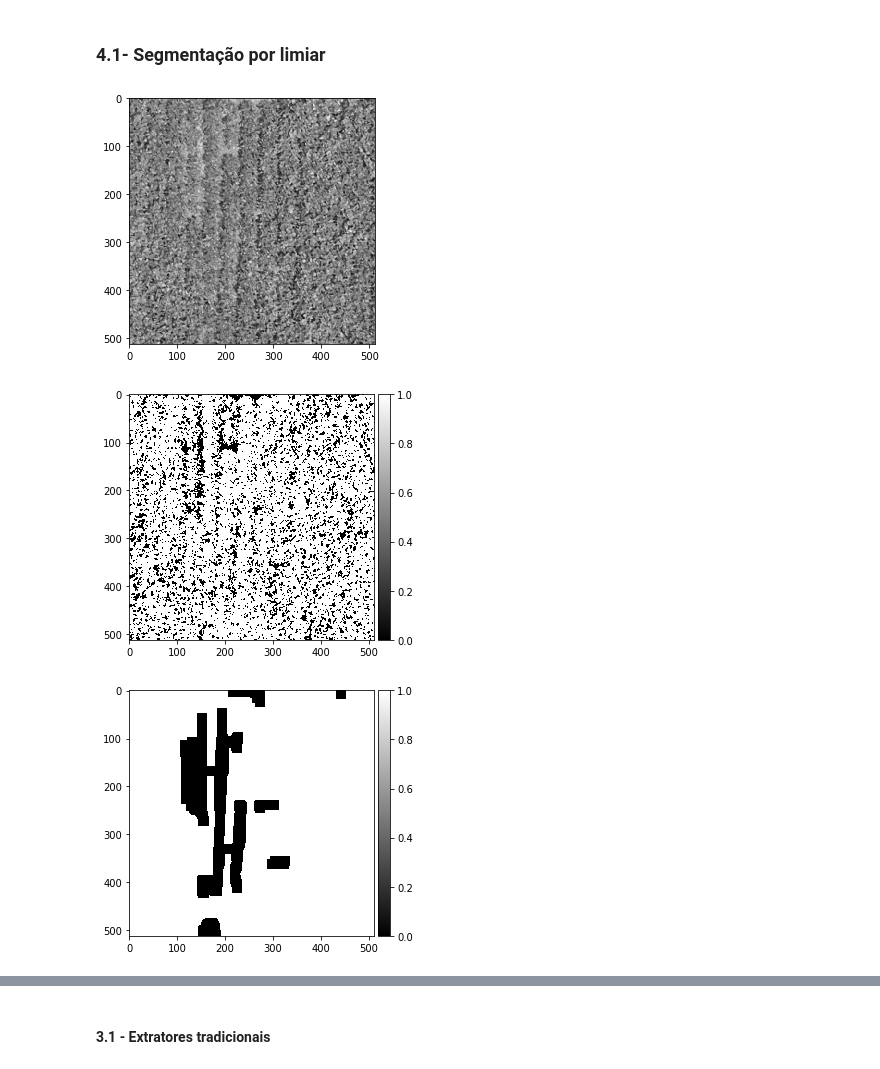
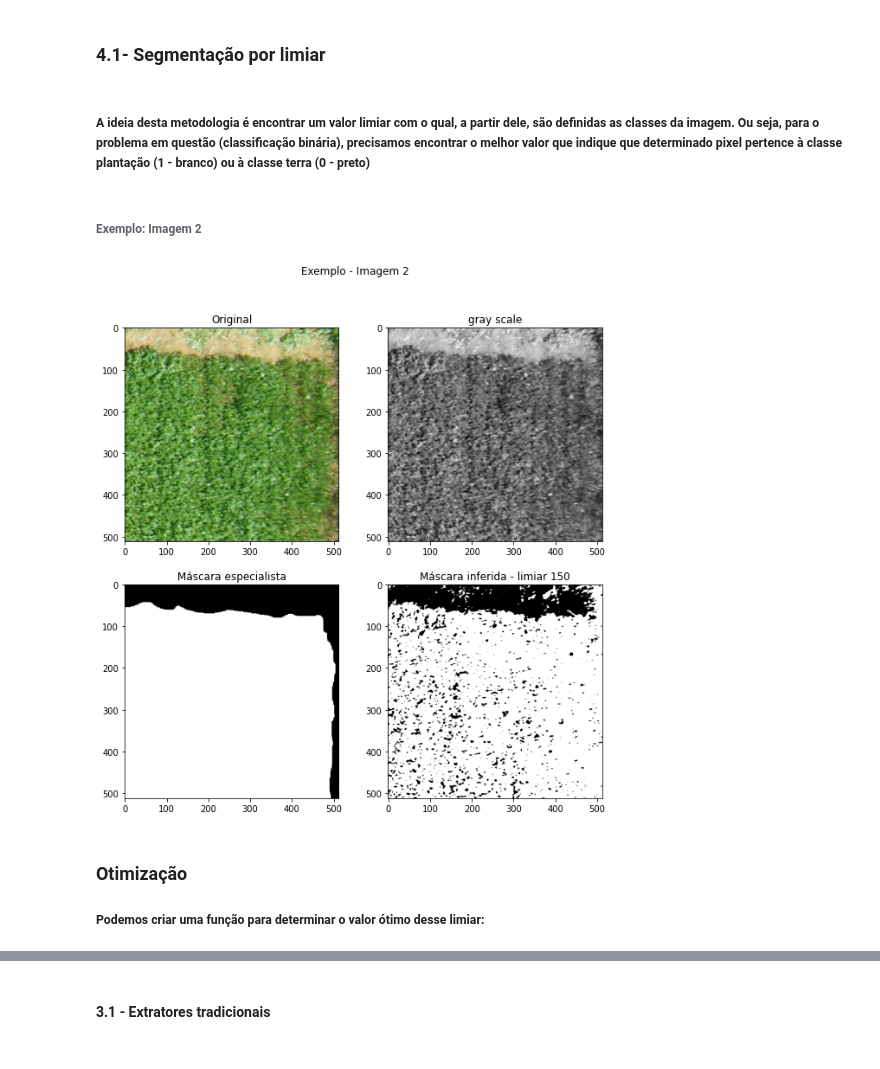
Before and after one commit to rodolfoarruda/MachineLearning, a Jupyter notebook: Pratica_ProcImg_v2.ipynb, the cells around one changed output, grey strips where cells are left out. Saved outputs shown, nothing was run; the diff lists cells and outputs as text; code cells hidden in the pictures.

```diff
--- a/Pratica_ProcImg_v2.ipynb
+++ b/Pratica_ProcImg_v2.ipynb
@@ -133,16 +134,33 @@ gray = cv2.cvtColor(img, cv2.COLOR_BGR2GRAY)
-# %%
-imshow(gray);
-# %% [output]
-[figure, removed]
-# %%
-I0_opt1_mask = np.where(gray>150,0,1)
-imshow(I0_opt1_mask,cmap='gray');
-# %% [output]
-[figure, removed]
+# %% [markdown]
+##### A ideia desta metodologia é encontrar um valor limiar com o qual, a partir dele, são definidas as classes da imagem. Ou seja, para o problema em questão (classificação binária), precisamos encontrar o melhor valor que indique que determinado pixel pertence à classe plantação (1 - branco) ou à classe terra (0 - preto)
+# %% [markdown]
+###### **Exemplo:** Imagem 2
 # %%
+img = train[2]
+gray = cv2.cvtColor(img, cv2.COLOR_BGR2GRAY)
+I0_opt1_mask = np.where(gray>150,0,1)
+img_rot = train_rot[2]
 img_rot_gray = cv2.cvtColor(img_rot, cv2.COLOR_BGR2GRAY)
 img_rot_gray_mask = np.where(img_rot_gray>0,1,0)
-
-imshow(img_rot_gray_mask,cmap='gray' );
-# %% [output]
-[figure, removed]
+# %%
+fig, ((ax1, ax2), (ax3, ax4)) = plt.subplots(2, 2)
+
+fig.set_figheight(10)
+fig.set_figwidth(10)
+fig.suptitle('Exemplo - Imagem 2')
+ax1.imshow(img)
+ax1.set_title('Original')
+ax2.imshow(gray,cmap='gray')
+ax2.set_title('gray scale')
+
+ax3.imshow(img_rot_gray_mask,cmap='gray' )
+ax3.set_title('Máscara especialista')
+
+ax4.imshow(I0_opt1_mask,cmap='gray')
+ax4.set_title('Máscara inferida - limiar 150');
+# %% [output]
+[figure, added]
+# %% [markdown]
+### **Otimização**
+
+##### Podemos criar uma função para determinar o valor ótimo desse limiar:
```
Also changed, not shown: parts of 26 cells of this notebook.
